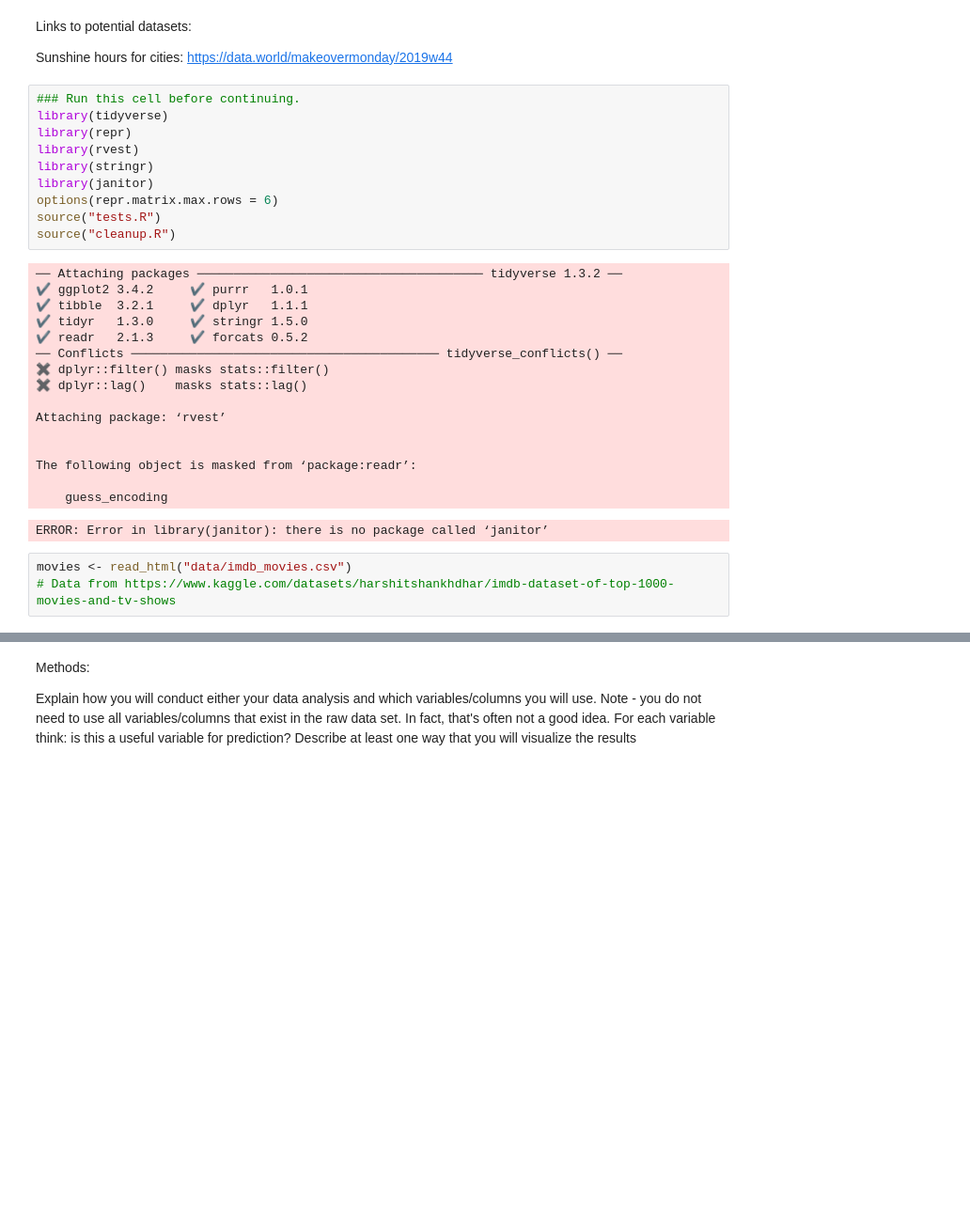
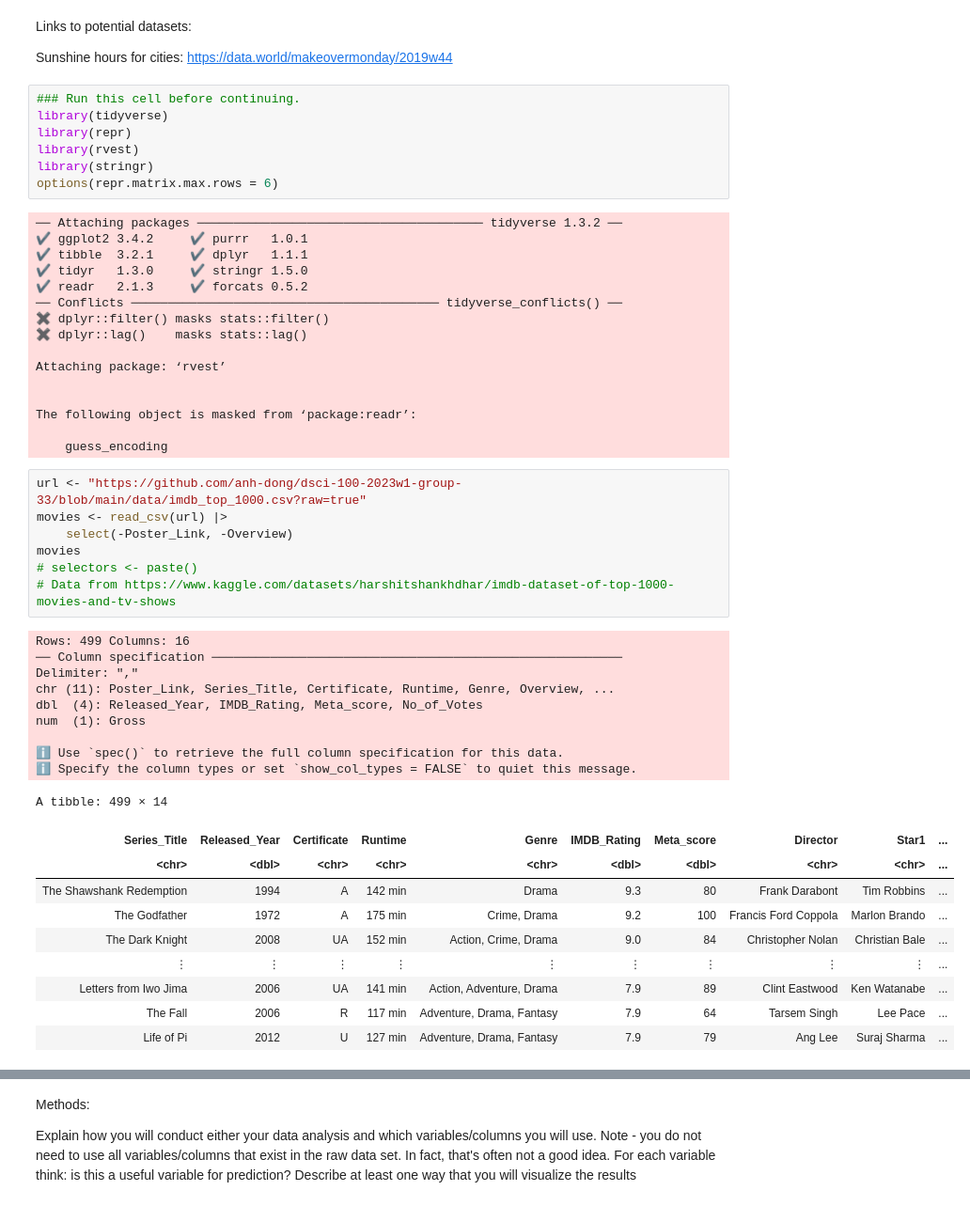
Before and after one commit to anh-dong/dsci-100-2023w1-group-33, a Jupyter notebook: Proposal.ipynb, the cells around one changed output, grey strips where cells are left out. Shown: that part at 94% size. Saved outputs shown, nothing was run; the diff lists cells and outputs as text; blank space fills up the shorter version.

```diff
--- a/Proposal.ipynb
+++ b/Proposal.ipynb
@@ -22,10 +22,7 @@ library(tidyverse)
 library(repr)
 library(rvest)
 library(stringr)
-library(janitor)
 options(repr.matrix.max.rows = 6)
-source("tests.R")
-source("cleanup.R")
 # %% [output]
 ── Attaching packages ─────────────────────────────────────── tidyverse 1.3.2 ──
 ✔ ggplot2 3.4.2     ✔ purrr   1.0.1
@@ -42,9 +39,32 @@ Attaching package: ‘rvest’
 The following object is masked from ‘package:readr’:
 
     guess_encoding
-ERROR: Error in library(janitor): there is no package called ‘janitor’
 # %%
-movies <- read_html("data/imdb_movies.csv")
+url <- "https://github.com/anh-dong/dsci-100-2023w1-group-33/blob/main/data/imdb_top_1000.csv?raw=true"
+movies <- read_csv(url) |>
+    select(-Poster_Link, -Overview)
+movies
+# selectors <- paste()
 # Data from https://www.kaggle.com/datasets/harshitshankhdhar/imdb-dataset-of-top-1000-movies-and-tv-shows
+# %% [output]
+Rows: 499 Columns: 16
+── Column specification ────────────────────────────────────────────────────────
+Delimiter: ","
+chr (11): Poster_Link, Series_Title, Certificate, Runtime, Genre, Overview, ...
+dbl  (4): Released_Year, IMDB_Rating, Meta_score, No_of_Votes
+num  (1): Gross
+
+ℹ Use `spec()` to retrieve the full column specification for this data.
+ℹ Specify the column types or set `show_col_types = FALSE` to quiet this message.
+A tibble: 499 × 14
+| Series_Title | Released_Year | Certificate | Runtime | Genre | IMDB_Rating | Meta_score | Director | Star1 | ... |
+| <chr> | <dbl> | <chr> | <chr> | <chr> | <dbl> | <dbl> | <chr> | <chr> | ... |
+| The Shawshank Redemption | 1994 | A | 142 min | Drama | 9.3 | 80 | Frank Darabont | Tim Robbins | ... |
+| The Godfather | 1972 | A | 175 min | Crime, Drama | 9.2 | 100 | Francis Ford Coppola | Marlon Brando | ... |
+| The Dark Knight | 2008 | UA | 152 min | Action, Crime, Drama | 9.0 | 84 | Christopher Nolan | Christian Bale | ... |
+| ⋮ | ⋮ | ⋮ | ⋮ | ⋮ | ⋮ | ⋮ | ⋮ | ⋮ | ... |
+| Letters from Iwo Jima | 2006 | UA | 141 min | Action, Adventure, Drama | 7.9 | 89 | Clint Eastwood | Ken Watanabe | ... |
+| The Fall | 2006 | R | 117 min | Adventure, Drama, Fantasy | 7.9 | 64 | Tarsem Singh | Lee Pace | ... |
+| Life of Pi | 2012 | U | 127 min | Adventure, Drama, Fantasy | 7.9 | 79 | Ang Lee | Suraj Sharma | ... |
 # %%
 movies <- movies |>
```
Also changed, not shown: parts of 1 cell of this notebook.
